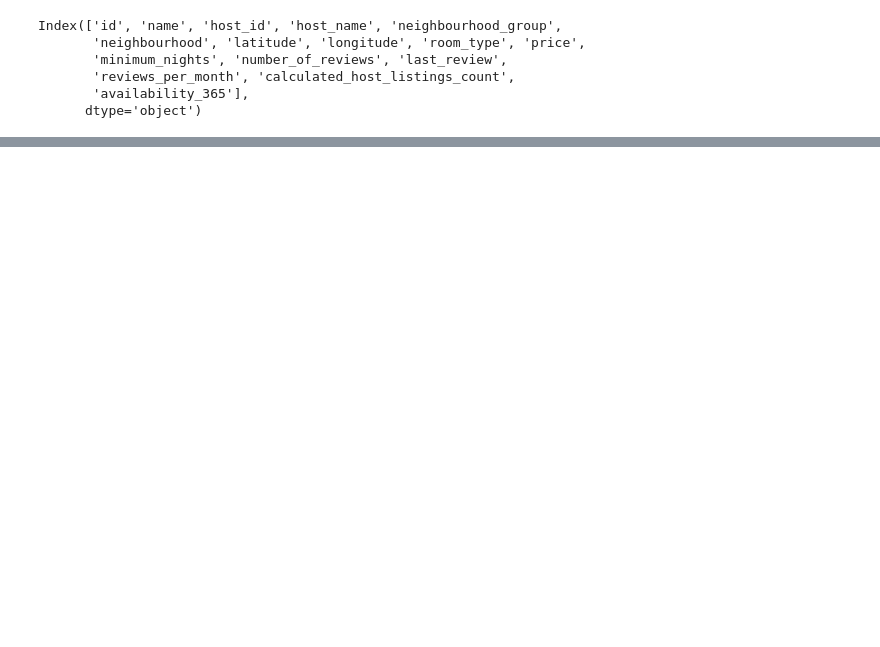
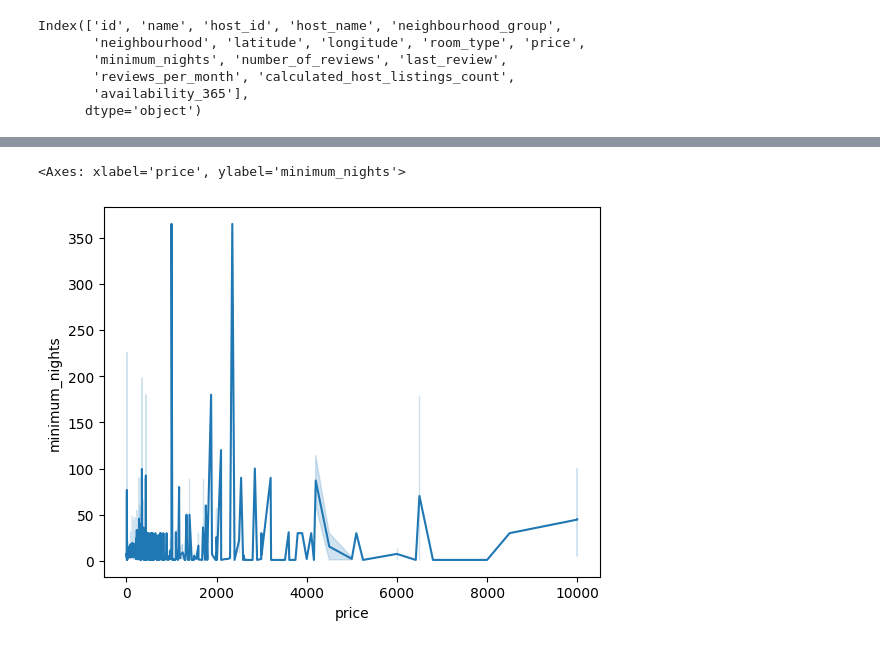
Before and after one commit to Shweta-singh-davv/python-data-science, a Jupyter notebook: Airbnb_Bookings_Analysis.ipynb, the cells around one changed output, grey strips where cells are left out. Drawn from its saved outputs; the diff is of its cells as text; code cells hidden in the pictures; blank space fills up the shorter version.

```diff
--- a/Airbnb_Bookings_Analysis.ipynb
+++ b/Airbnb_Bookings_Analysis.ipynb
@@ -172,0 +265,6 @@ airbnb['room_type'] = airbnb['room_type'].astype("category")
+# %%
+sns.lineplot(x='price',y='minimum_nights',data=airbnb)
+# heavy minimum_nights bookings are below 4000 USD
+# %% [output]
+<Axes: xlabel='price', ylabel='minimum_nights'>
+[figure, added]
```
Also changed, not shown: parts of 17 cells of this notebook.
